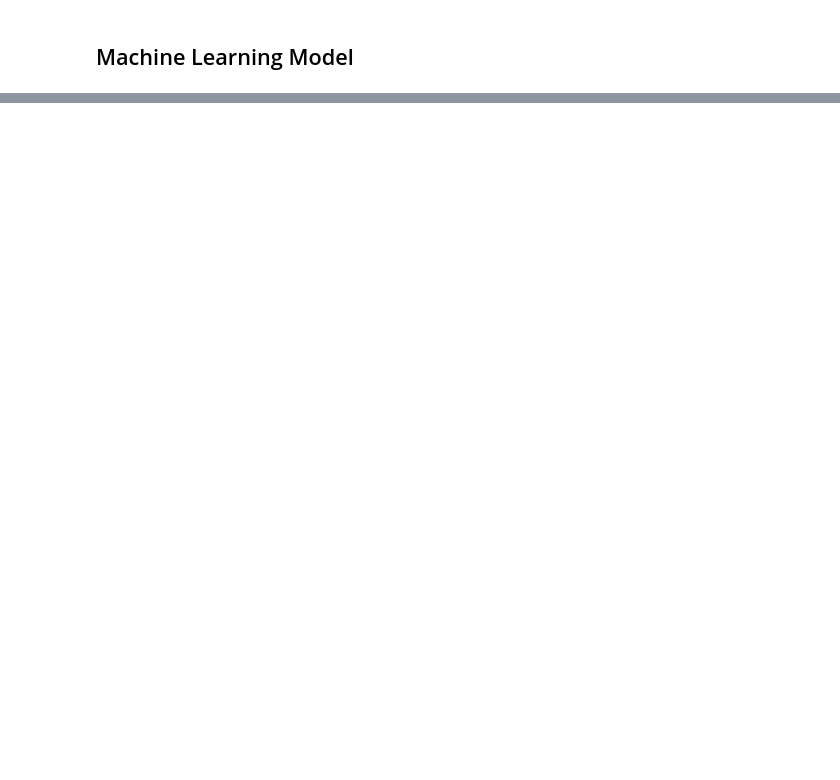
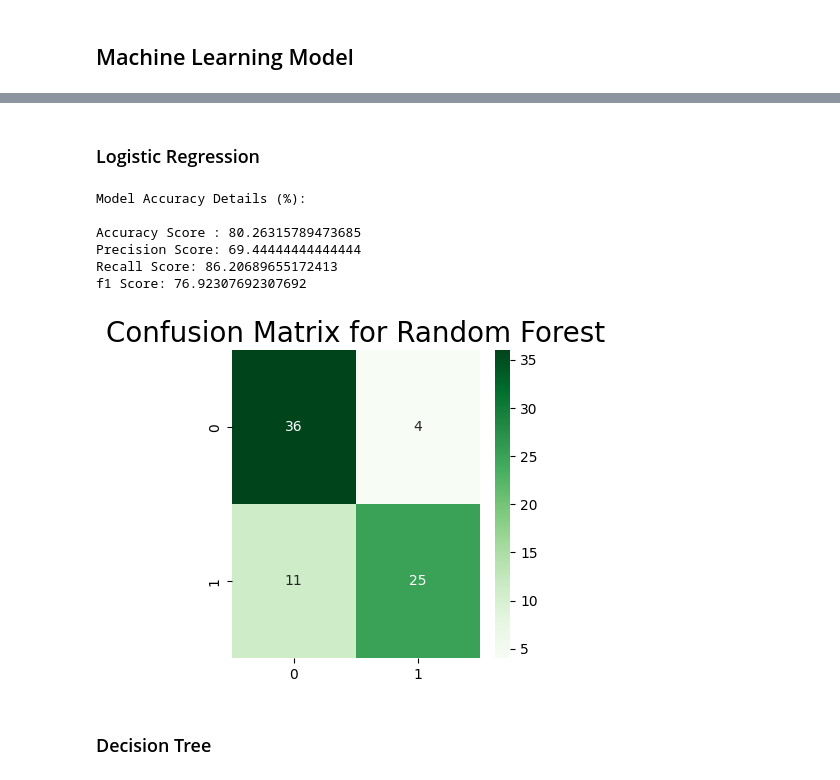
Before and after one commit to sudenurcure/Techcareernet-DataScience-Bootcamp, a Jupyter notebook: main.ipynb, the cells around one changed output, grey strips where cells are left out. Drawn from its saved outputs; the diff is of its cells as text; code cells hidden in the pictures; blank space fills up the shorter version.

```diff
--- a/main.ipynb
+++ b/main.ipynb
@@ -147,0 +226,28 @@ plt.show()
+# %%
+class ML_Model(object):
+    def __init__(self, model, y_predict, y_test):
+        self.model = model
+        self.y_predict = y_predict
+        self.y_test = y_test
+
+        # Find scores
+        self.accuracy = accuracy_score(y_predict,y_test)*100
+        self.precision = precision_score(y_predict,y_test)*100
+        self.recall = recall_score(y_predict,y_test)*100
+        self.f1 = f1_score(y_predict,y_test)*100
+
+    def ConfM(self):
+        cm=confusion_matrix(y_test, y_predict)
+
+        plt.rcParams['figure.figsize']=(4,4)
+        sns.heatmap(cm,annot=True, cmap='Greens')
+        plt.title('Confusion Matrix for Random Forest', fontweight=30, fontsize=20)
+        plt.show()
+
+    def score(self): # print scores
+        print("Model Accuracy Details (%):\n")
+        print("Accuracy Score :",self.accuracy) # Total true out of all
+        print("Precision Score:", self.precision) # True positives from all positives
+        print("Recall Score:", self.recall) # True positives from real positive instances
+        print("f1 Score:", self.f1 ,"\n") # Rates the model based on precision and recall. 0-1 and higher means better score.
+        self.ConfM()
@@ -147,0 +273,21 @@ plt.show()
+# %% [markdown]
+### Logistic Regression
+# %%
+Logistic_Regression = LogisticRegression(max_iter = 10000000)
+
+model = Logistic_Regression.fit(X_train, y_train)
+y_predict = model.predict(X_test)
+# %%
+Lr = ML_Model("Logistic Regression", y_predict, y_test)
+# %%
+Lr.score()
+# %% [output]
+Model Accuracy Details (%):
+
+Accuracy Score : 80.26315789473685
+Precision Score: 69.44444444444444
+Recall Score: 86.20689655172413
+f1 Score: 76.92307692307692
+[figure, added]
+# %% [markdown]
+### Decision Tree
```
Also changed, not shown: parts of 23 cells of this notebook.
